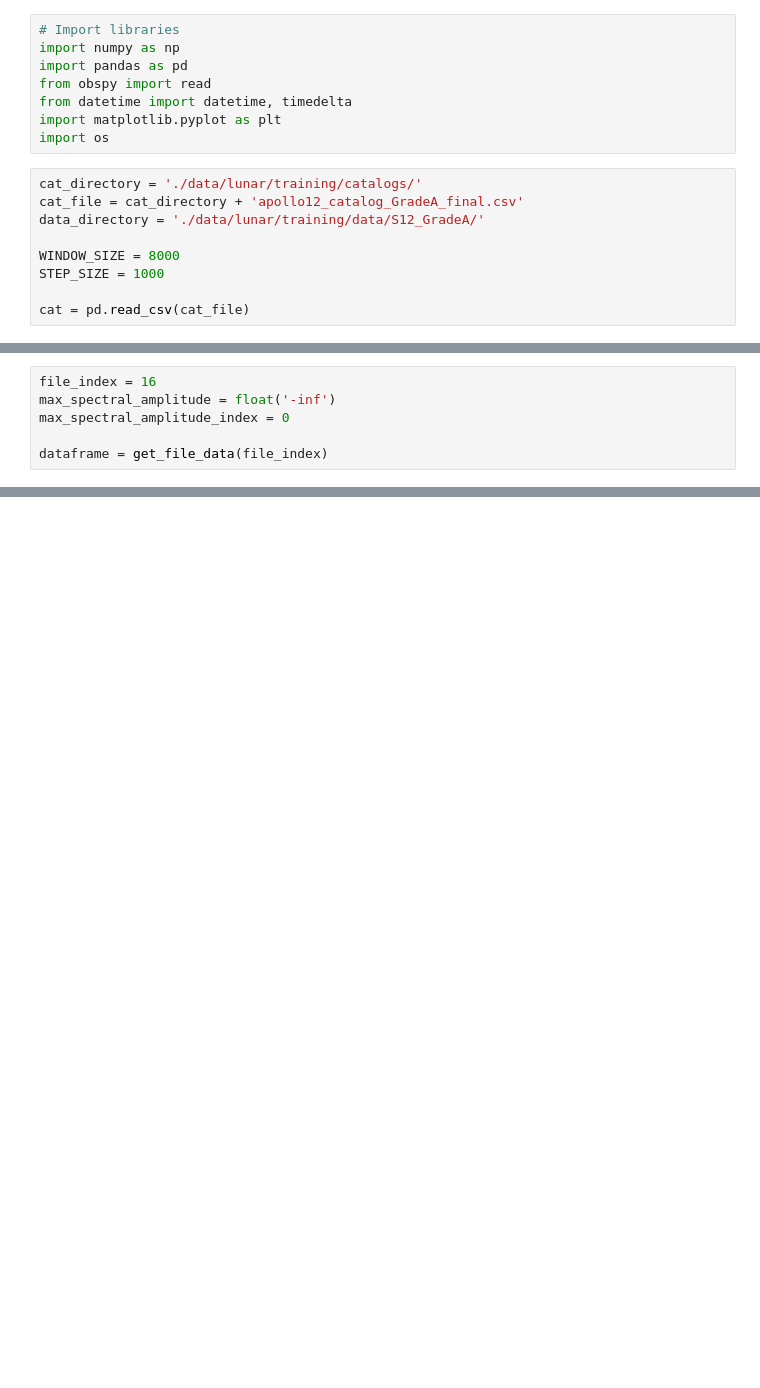
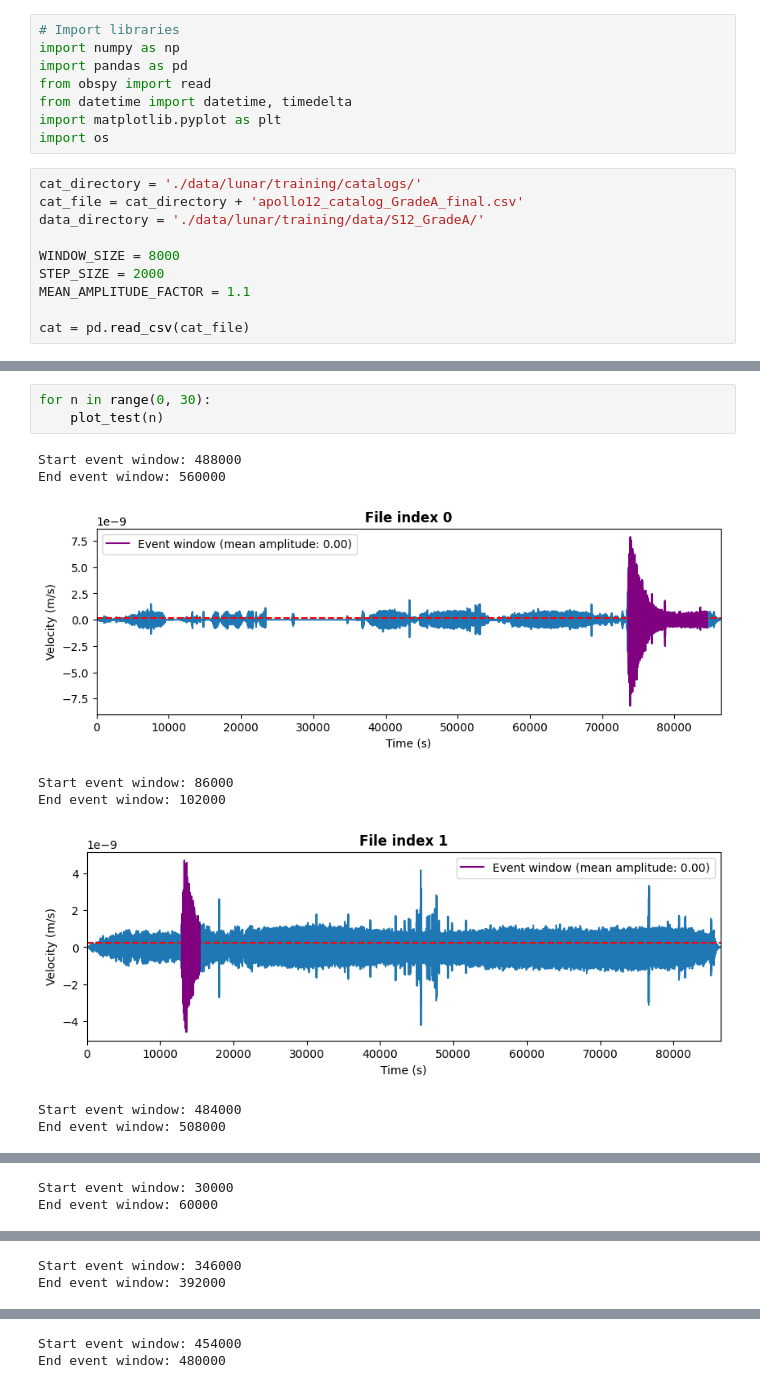
Before and after one commit to Nella1414/nasa-app, a Jupyter notebook: solve copy.ipynb, the cells around one changed output, grey strips where cells are left out. Drawn from its saved outputs; the diff is of its cells as text; blank space fills up the shorter version.

```diff
--- a/solve copy.ipynb
+++ b/solve copy.ipynb
@@ -12,7 +12,8 @@ cat_file = cat_directory + 'apollo12_catalog_GradeA_final.csv'
 data_directory = './data/lunar/training/data/S12_GradeA/'
 
 WINDOW_SIZE = 8000
-STEP_SIZE = 1000
+STEP_SIZE = 2000
+MEAN_AMPLITUDE_FACTOR = 1.1
 
 cat = pd.read_csv(cat_file)
 # %%
@@ -206,6 +195,0 @@ def get_windows_characteristics(windows):
-# %%
-file_index = 16
-max_spectral_amplitude = float('-inf')
-max_spectral_amplitude_index = 0
-
-dataframe = get_file_data(file_index)
@@ -249,0 +235,12 @@ plt.show()
+# %%
+for n in range(0, 30):
+    plot_test(n)
+# %% [output]
+Start event window: 488000
+End event window: 560000
+[figure, added]
+Start event window: 86000
+End event window: 102000
+[figure, added]
+Start event window: 484000
+End event window: 508000
@@ -249,0 +248,2 @@ plt.show()
+Start event window: 30000
+End event window: 60000
@@ -249,0 +251,2 @@ plt.show()
+Start event window: 346000
+End event window: 392000
@@ -249,0 +254,2 @@ plt.show()
+Start event window: 454000
+End event window: 480000
```
Also changed, not shown: parts of 4 cells of this notebook.
